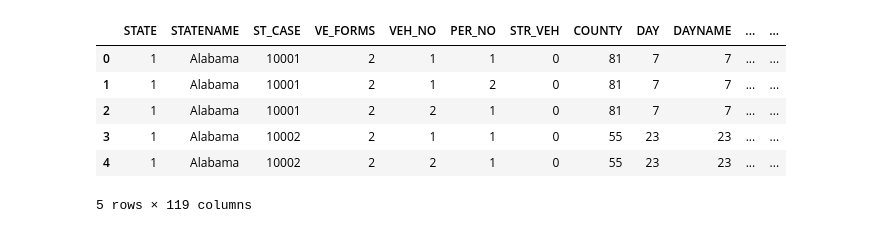
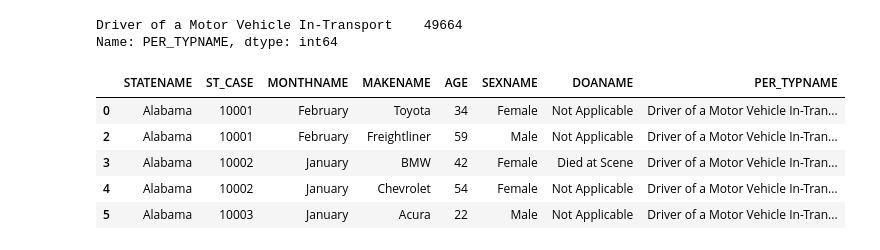
Before and after one commit to tommyjohnny36/Crash-Dummies-2.0, a Jupyter notebook: people_df.ipynb, the cells around one changed output. Cells and saved outputs as stored; diff of their text form; code cells hidden in the pictures.

Commit message:
update people_df
cleaned data
- removed unneeded col
- created bins
- filtered out N/A's/Unknowns

```diff
--- a/people_df.ipynb
+++ b/people_df.ipynb
@@ -12,0 +85,5 @@ per_aux_df = pd.read_csv('Data/PER_AUX.csv', encoding='cp1252')
+# %%
+person_df.head(10)
+
+pers_df = person_df.filter(['STATENAME','ST_CASE','MONTHNAME', 'MAKENAME', 'AGE', 'SEXNAME', 'DOANAME', 'PER_TYPNAME'], axis=1)
+pers_df
@@ -13,10 +104,16 @@ per_aux_df = pd.read_csv('Data/PER_AUX.csv', encoding='cp1252')
+# %%
+na_pers = pers_df[~pers_df.isin(["NOT APPLICABLE", "Not Reported", "Unknown", "Other", 999, 998]).any(axis=1)]
+only_drivers = na_pers.loc[na_pers['PER_TYPNAME'] == "Driver of a Motor Vehicle In-Transport"]
+only_drivers["PER_TYPNAME"].value_counts()
+# %% [output]
+Driver of a Motor Vehicle In-Transport    49664
+Name: PER_TYPNAME, dtype: int64
 # %%
-person_df.head()
+only_drivers.head()
 # %% [output]
-|  | STATE | STATENAME | ST_CASE | VE_FORMS | VEH_NO | PER_NO | STR_VEH | COUNTY | DAY | DAYNAME | ... | ... |
-| 0 | 1 | Alabama | 10001 | 2 | 1 | 1 | 0 | 81 | 7 | 7 | ... | ... |
-| 1 | 1 | Alabama | 10001 | 2 | 1 | 2 | 0 | 81 | 7 | 7 | ... | ... |
-| 2 | 1 | Alabama | 10001 | 2 | 2 | 1 | 0 | 81 | 7 | 7 | ... | ... |
-| 3 | 1 | Alabama | 10002 | 2 | 1 | 1 | 0 | 55 | 23 | 23 | ... | ... |
-| 4 | 1 | Alabama | 10002 | 2 | 2 | 1 | 0 | 55 | 23 | 23 | ... | ... |
+|  | STATENAME | ST_CASE | MONTHNAME | MAKENAME | AGE | SEXNAME | DOANAME | PER_TYPNAME |
+| 0 | Alabama | 10001 | February | Toyota | 34 | Female | Not Applicable | Driver of a Motor Vehicle In-Tran... |
+| 2 | Alabama | 10001 | February | Freightliner | 59 | Male | Not Applicable | Driver of a Motor Vehicle In-Tran... |
+| 3 | Alabama | 10002 | January | BMW | 42 | Female | Died at Scene | Driver of a Motor Vehicle In-Tran... |
+| 4 | Alabama | 10002 | January | Chevrolet | 54 | Female | Not Applicable | Driver of a Motor Vehicle In-Tran... |
+| 5 | Alabama | 10003 | January | Acura | 22 | Male | Not Applicable | Driver of a Motor Vehicle In-Tran... |
-5 rows × 119 columns
```
Also changed, not shown: parts of 13 cells of this notebook, 1 other file.
